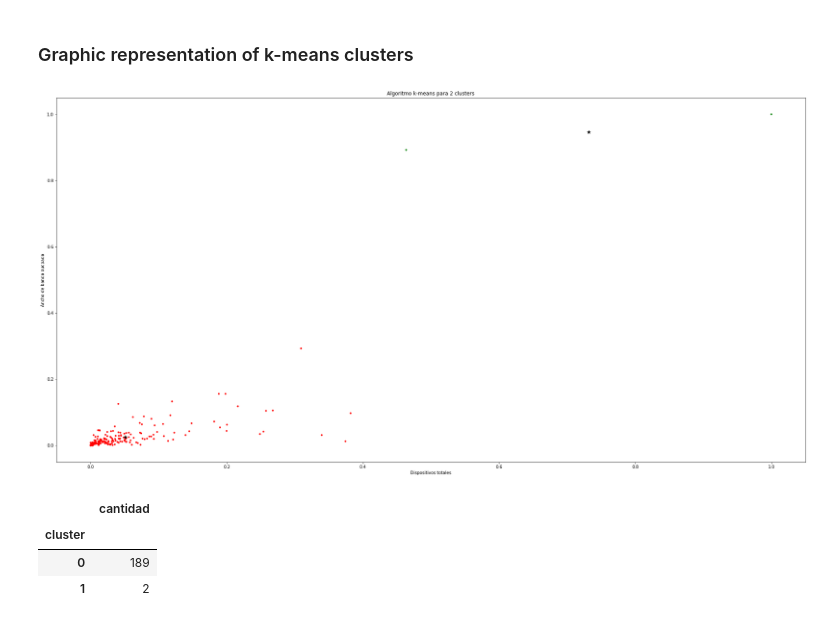
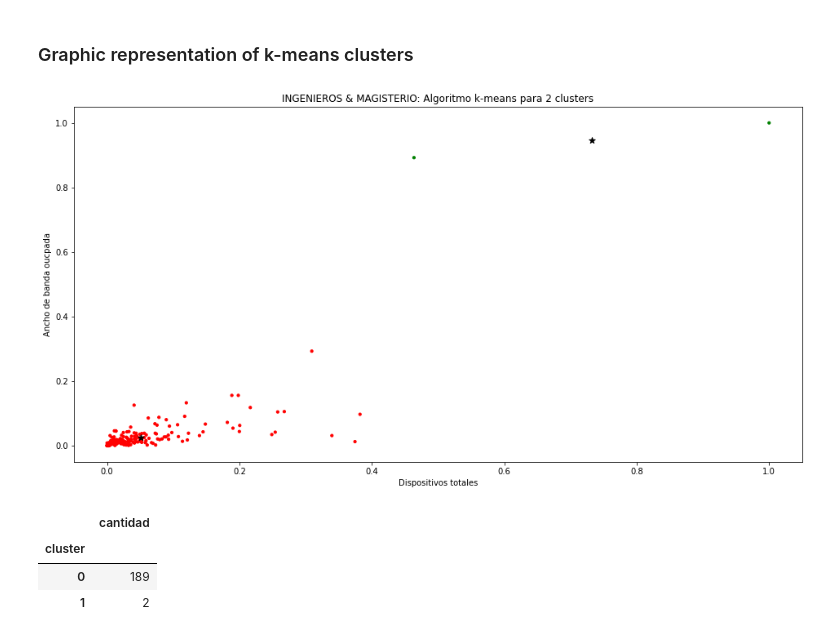
Before and after one commit to alvaroanua/TFG, a Jupyter notebook: Kmean/KMEAN_ehu_Bilbao_Ingenieros_Magisterio.ipynb, the cells around one changed output. Drawn from its saved outputs; the diff is of its cells as text; code cells hidden in the pictures.

```diff
--- a/Kmean/KMEAN_ehu_Bilbao_Ingenieros_Magisterio.ipynb
+++ b/Kmean/KMEAN_ehu_Bilbao_Ingenieros_Magisterio.ipynb
@@ -188,26 +187,26 @@ plt.scatter(x,y, marker='.', s=60)
 # %%
 # Asign colors to clusters
 colors = ['red', 'green', 'blue', 'yellow'] #Number of colors = k
 asign = []
 for row in cluster_kdos:
     asign.append(colors[row])
 
 # Plot size
-plt.figure(figsize=(32,16))
+plt.figure(figsize=(16,8))
 
 # Plot scatter
 plt.scatter(x, y, marker='.', c = asign, s=40)
 plt.scatter(centroids[:, 0], centroids[:, 1], marker='*', c='black', s=60)
 
 # Titles of x, y and plot
 plt.xlabel('Dispositivos totales')
 plt.ylabel('Ancho de banda oucpada')
-plt.title('Algoritmo k-means para '+str(k)+' clusters')
+plt.title('INGENIEROS & MAGISTERIO: Algoritmo k-means para '+str(k)+' clusters')
 
 # Show plot
 plt.show()
 # %% [output]
-[figure, old version]
+[figure, new version]
 # %%
 # Show info of cluster
 copy_kdos = pd.DataFrame()
```
Also changed, not shown: parts of 8 cells of this notebook.
